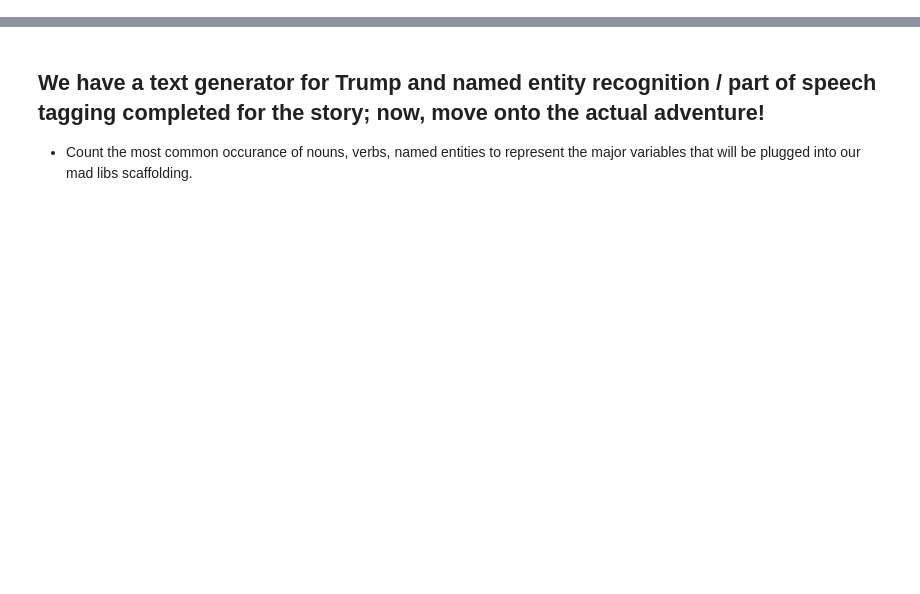
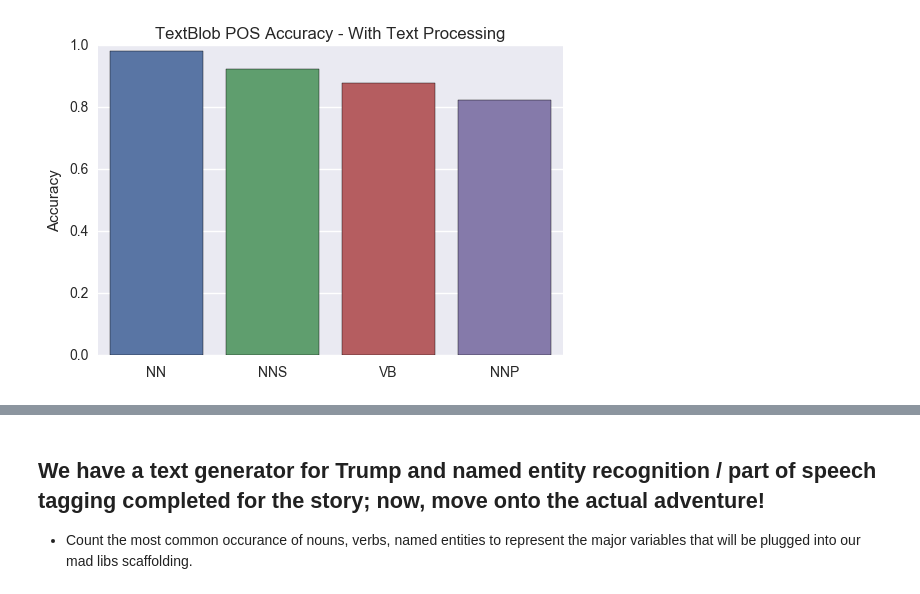
Before and after one commit to jonhilgart22/Galvanize-NLP, a Jupyter notebook: Final_Project/NLP_final-Jonathan-Hilgart.ipynb, the cells around one changed output, grey strips where cells are left out. Cells and saved outputs as stored; diff of their text form; code cells hidden in the pictures; blank space fills up the shorter version.

```diff
--- a/Final_Project/NLP_final-Jonathan-Hilgart.ipynb
+++ b/Final_Project/NLP_final-Jonathan-Hilgart.ipynb
@@ -116,0 +434,10 @@ for token in ner_story_tokens:
+# %%
+num_correct_nn = 0
+num_incorrect_nn = 0
+for p in pos_entities_alice['NN']:
+    if p in correct_noun_pos:
+        num_correct_nn+=1
+    else:
+        num_incorrect_nn+=1
+alice_nn_accuracy = num_correct_nn/(num_correct_nn+num_incorrect_nn)
+print('Accuracy for the NN POS task for Alice in Wonderland is {:.2%}'.format(alice_nn_accuracy))
@@ -116,0 +493,7 @@ for token in ner_story_tokens:
+# %%
+plt.title('TextBlob POS Accuracy - With Text Processing')
+sns.barplot(x=['NN','NNS','VB','NNP']\
+            ,y=[alice_nn_accuracy,alice_nns_accuracy,alice_vb_accuracy,alice_nnp_accuracy])
+plt.ylabel('Accuracy');
+# %% [output]
+[figure, added]
```
Also changed, not shown: parts of 91 cells of this notebook, 2 other files.
